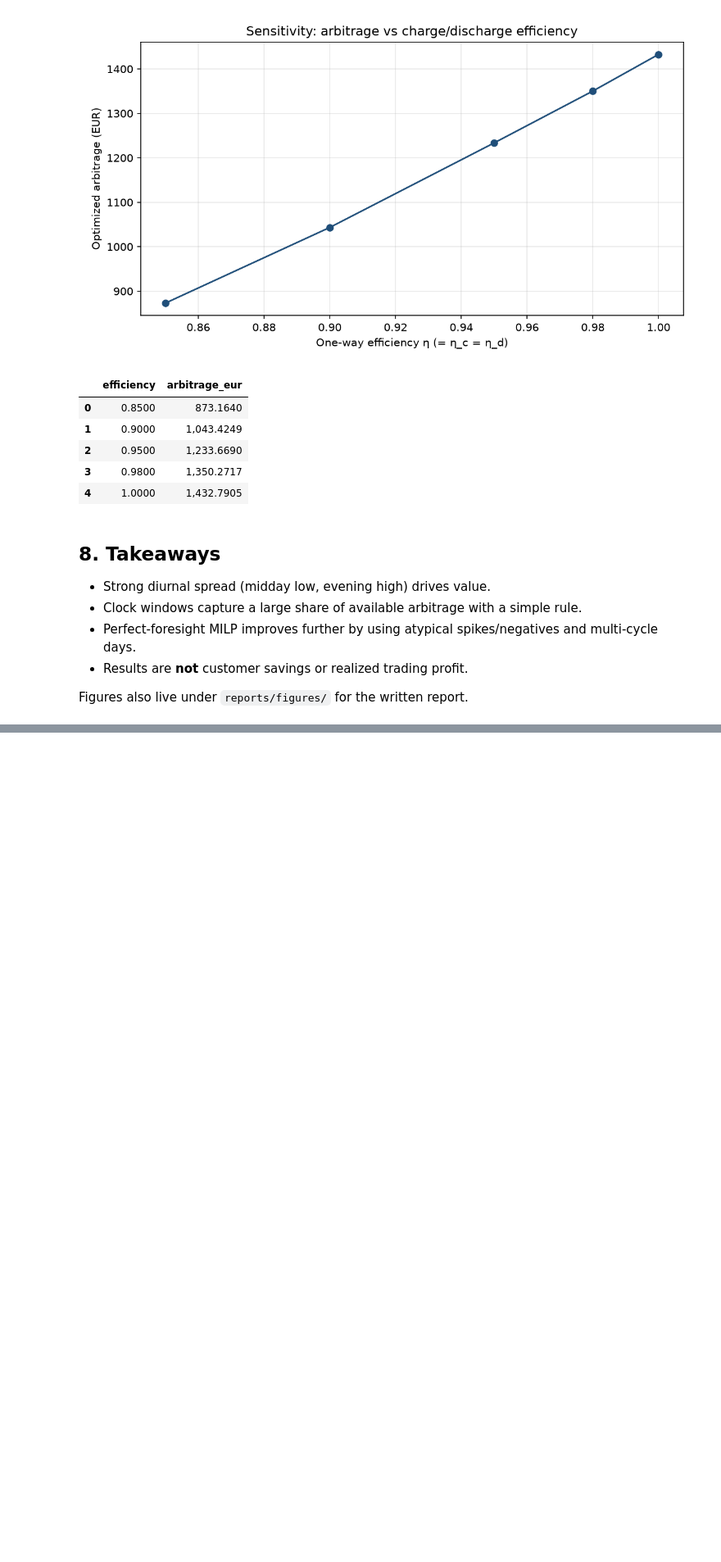
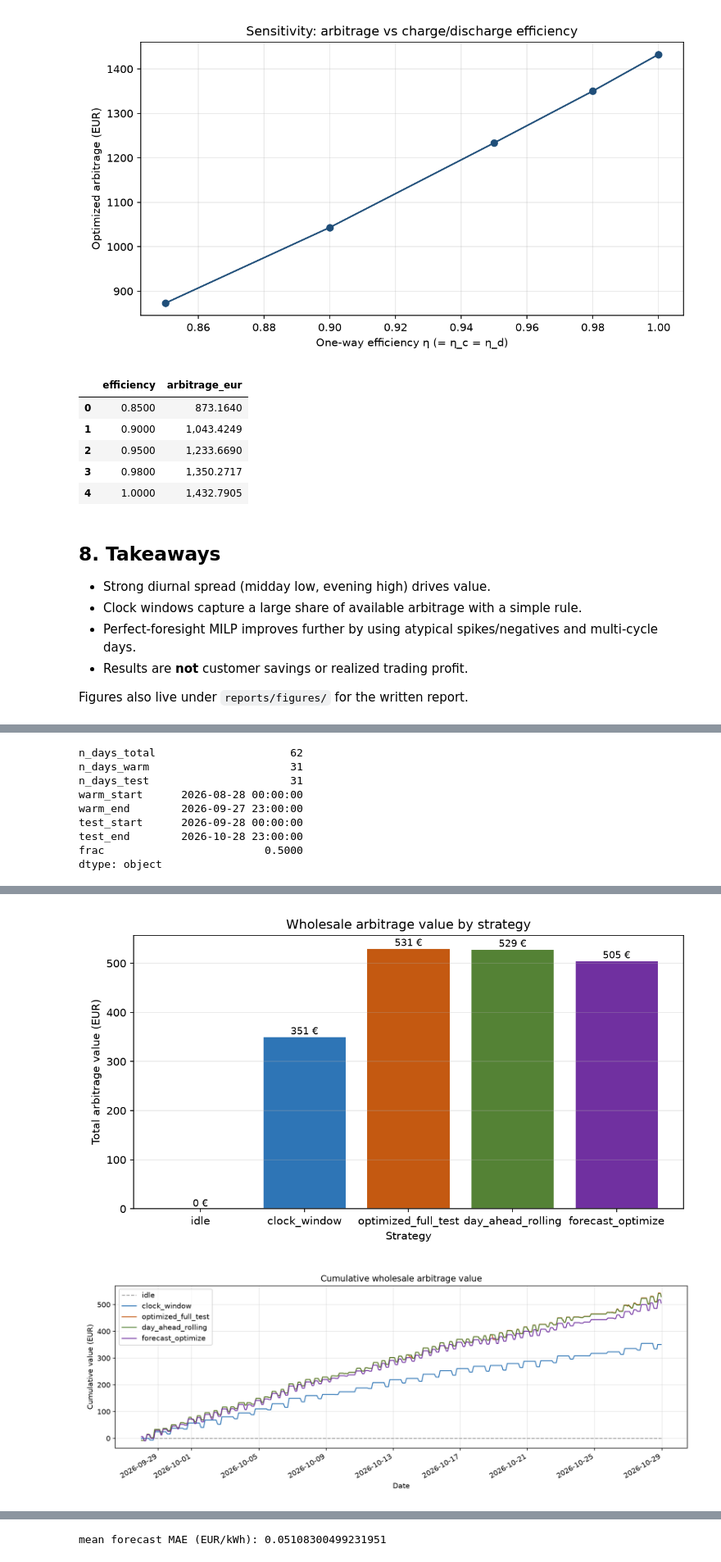
Before and after one commit to GAtemROU/battery-dispatch-optimization, a Jupyter notebook: notebooks/battery_dispatch.ipynb, the cells around one changed output, grey strips where cells are left out. Shown at 82% size. Saved outputs shown, nothing was run; the diff lists cells and outputs as text; code cells hidden in the pictures; blank space fills up the shorter version.

Commit message:
add more realistic strategy with hold-out data

```diff
--- a/notebooks/battery_dispatch.ipynb
+++ b/notebooks/battery_dispatch.ipynb
@@ -279,0 +293,76 @@ Figures also live under `reports/figures/` for the written report.
+# %%
+from src.strategies import (
+    day_ahead_rolling_strategy,
+    forecast_optimize_strategy,
+    holdout_split,
+)
+
+warm, test, holdout_meta = holdout_split(prices, frac=0.5)
+display(pd.Series(holdout_meta))
+
+idle_t = idle_strategy(test, batt)
+rule_t = clock_window_strategy(test, batt)
+opt_t = optimize_dispatch(test, batt)  # perfect foresight on TEST only
+da_t = day_ahead_rolling_strategy(test, batt)
+fc_t = forecast_optimize_strategy(test, batt, history=warm, lookback_days=7)
+
+metrics_h = [
+    evaluate_schedule(idle_t, batt, strategy_name="idle"),
+    evaluate_schedule(rule_t, batt, strategy_name="clock_window"),
+    evaluate_schedule(opt_t.schedule, batt, strategy_name="optimized_full_test"),
+    evaluate_schedule(da_t, batt, strategy_name="day_ahead_rolling"),
+    evaluate_schedule(fc_t, batt, strategy_name="forecast_optimize"),
+]
+table_h = comparison_table(metrics_h)
+display(table_h)
+table_h.to_csv(REPO / "reports" / "strategy_comparison_holdout.csv", index=False)
+
+plot_strategy_arbitrage_comparison(table_h, fig_dir=fig_dir, filename="06_strategy_arbitrage_comparison.png")
+plot_cumulative_arbitrage(
+    {
+        "idle": idle_t,
+        "clock_window": rule_t,
+        "optimized_full_test": opt_t.schedule,
+        "day_ahead_rolling": da_t,
+        "forecast_optimize": fc_t,
+    },
+    fig_dir=fig_dir,
+    filename="09_cumulative_arbitrage.png",
+)
+
+mid = pd.Timestamp(test["timestamp"].iloc[len(test) // 2])
+zoom_start = mid.normalize() - pd.Timedelta(days=int(mid.day_of_week))
+zoom_end = zoom_start + pd.Timedelta(days=7)
+plot_dispatch_zoom(
+    da_t, start=zoom_start, end=zoom_end, fig_dir=fig_dir,
+    filename="11_day_ahead_rolling_zoom.png",
+    title=f"Day-ahead rolling — week of {zoom_start.date()}",
+)
+plot_dispatch_zoom(
+    fc_t, start=zoom_start, end=zoom_end, fig_dir=fig_dir,
+    filename="12_forecast_optimize_zoom.png",
+    title=f"Forecast-optimize — week of {zoom_start.date()}",
+)
+
+for name in [
+    "06_strategy_arbitrage_comparison.png",
+    "09_cumulative_arbitrage.png",
+    "11_day_ahead_rolling_zoom.png",
+    "12_forecast_optimize_zoom.png",
+]:
+    display(Image(filename=str(fig_dir / name)))
+
+if "day_meta" in fc_t.attrs:
+    dm = pd.DataFrame(fc_t.attrs["day_meta"])
+    print("mean forecast MAE (EUR/kWh):", dm["forecast_mae_eur_per_kwh"].mean())
+    display(dm.head())
+# %% [output]
+n_days_total                     62
+n_days_warm                      31
+n_days_test                      31
+warm_start      2026-08-28 00:00:00
+warm_end        2026-09-27 23:00:00
+test_start      2026-09-28 00:00:00
+test_end        2026-10-28 23:00:00
+frac                         0.5000
+dtype: object
@@ -279,0 +375,2 @@ Figures also live under `reports/figures/` for the written report.
+[figure, added]
+[figure, added]
@@ -279,0 +379 @@ Figures also live under `reports/figures/` for the written report.
+mean forecast MAE (EUR/kWh): 0.05108300499231951
```
Also changed, not shown: parts of 3 cells of this notebook, 12 other files.
